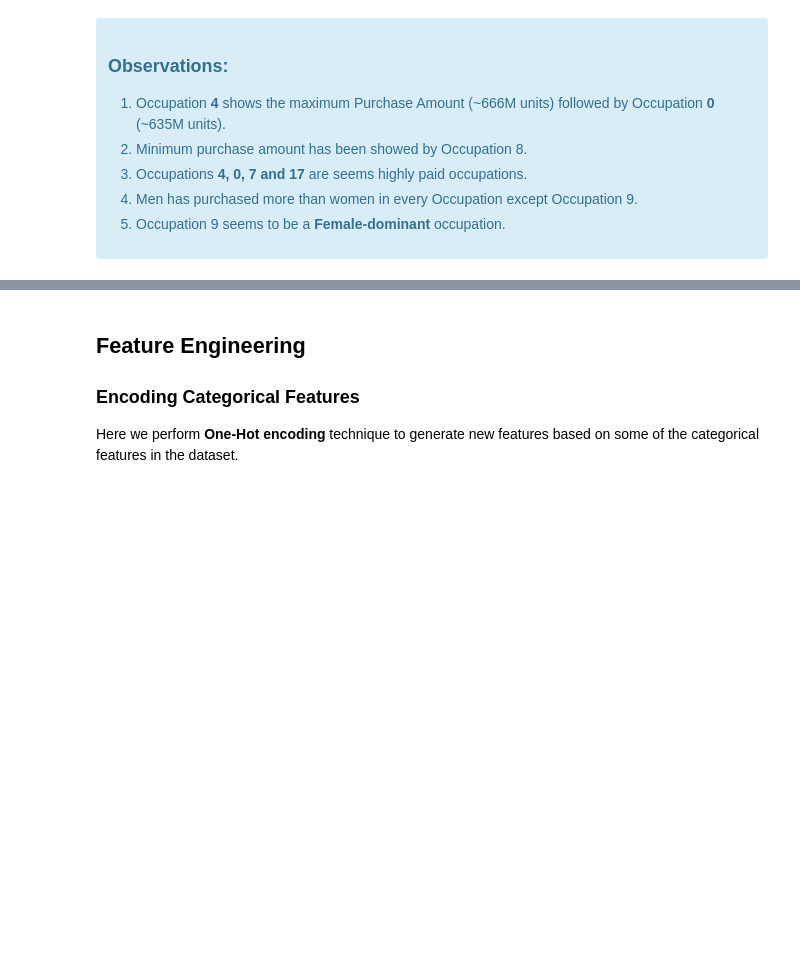
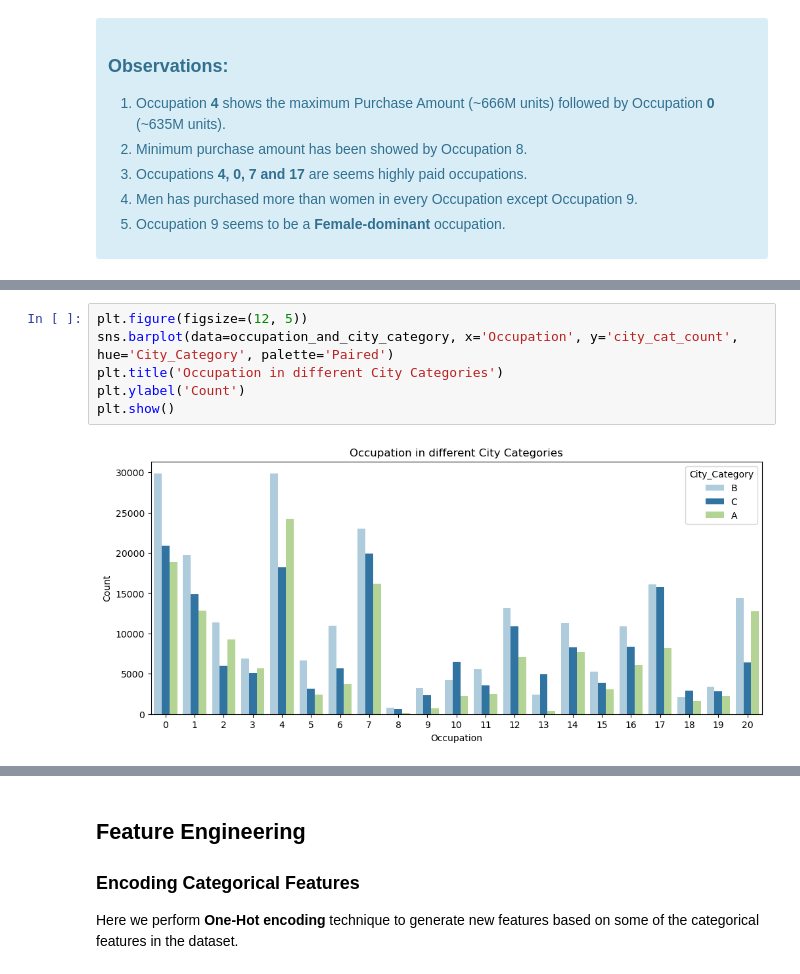
Before and after one commit to tharangachaminda/Black_Friday_Purchase, a Jupyter notebook: black_friday.ipynb, the cells around one changed output, grey strips where cells are left out. Cells and saved outputs as stored; diff of their text form; blank space fills up the shorter version.

```diff
--- a/black_friday.ipynb
+++ b/black_friday.ipynb
@@ -490,0 +495,8 @@ df.groupby(by=['Occupation']).agg(city_cat_count=('City_Category', 'value_counts
+# %%
+plt.figure(figsize=(12, 5))
+sns.barplot(data=occupation_and_city_category, x='Occupation', y='city_cat_count', hue='City_Category', palette='Paired')
+plt.title('Occupation in different City Categories')
+plt.ylabel('Count')
+plt.show()
+# %% [output]
+[figure, added]
```
Also changed, not shown: parts of 14 cells of this notebook.
